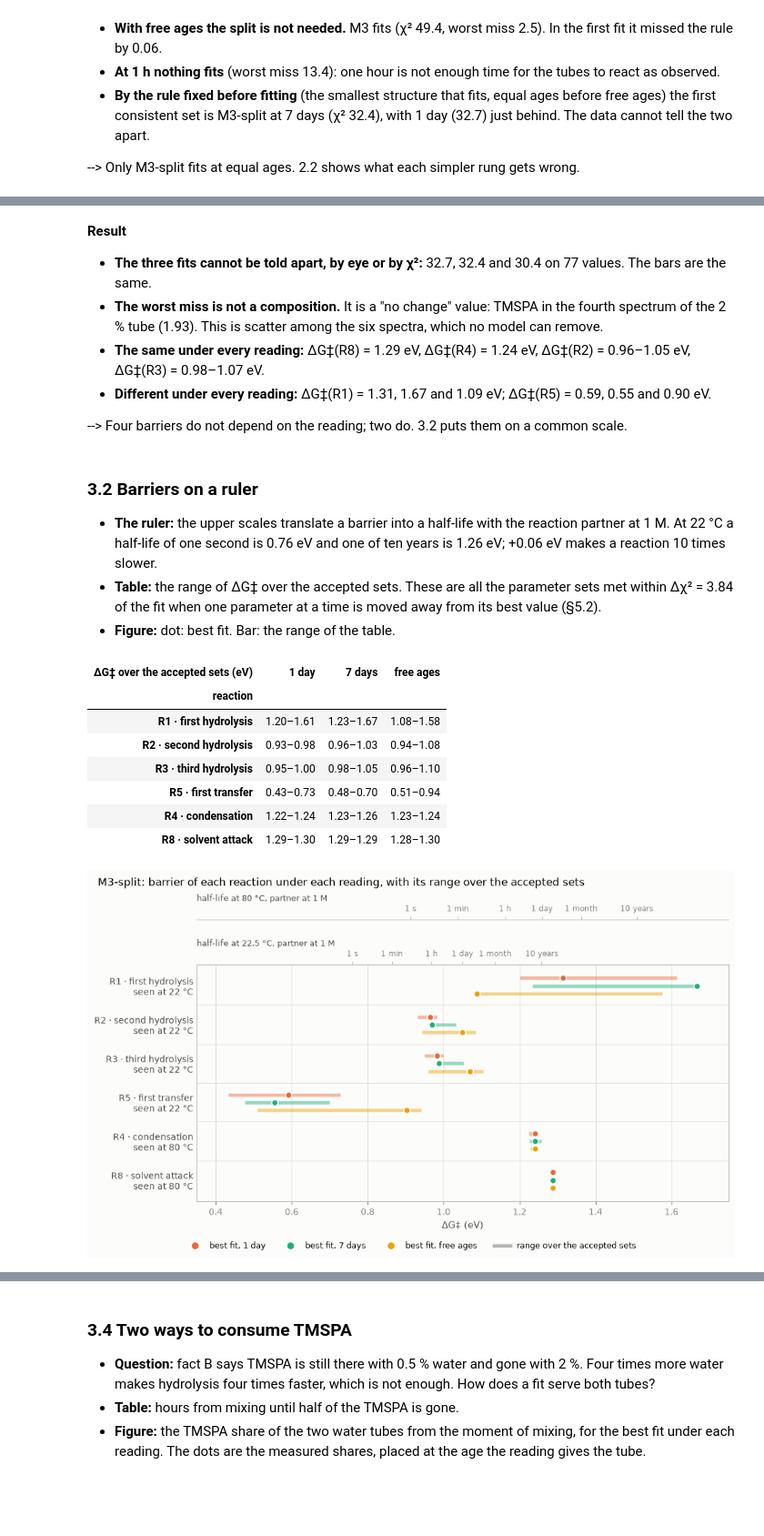
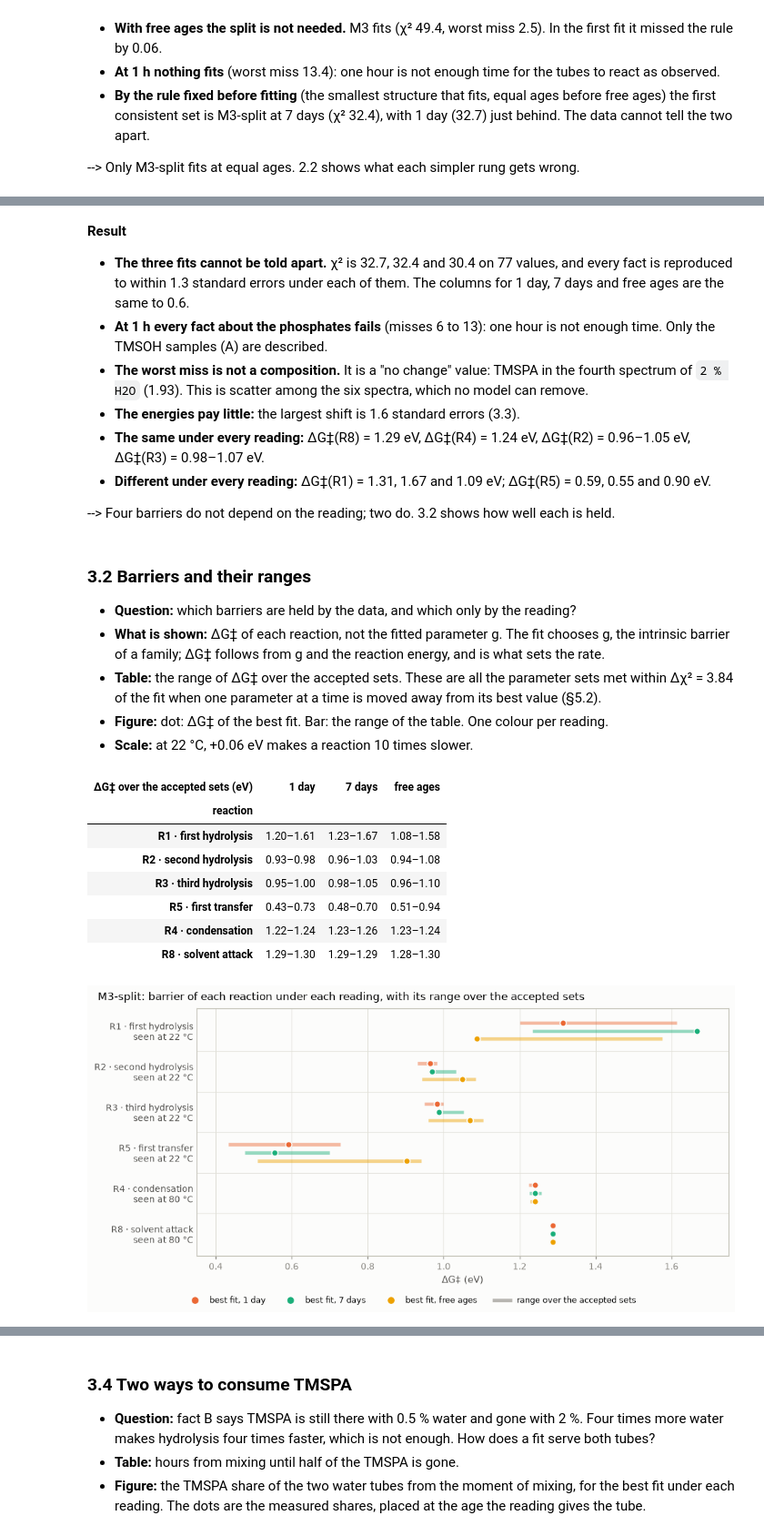
Before and after one commit to yralcaraz/atom-to-reactor, a Jupyter notebook: notebooks/05_first_fit_DRAFT.ipynb, the cells around one changed output, grey strips where cells are left out. Shown at 91% size. Drawn from its saved outputs; the diff is of its cells as text; code cells hidden in the pictures; blank space fills up the shorter version.

```diff
--- a/notebooks/05_first_fit_DRAFT.ipynb
+++ b/notebooks/05_first_fit_DRAFT.ipynb
@@ -366,34 +396,38 @@ fit_plots.plot_compositions(dict(fitted(MAIN, scenario) for scenario in FITTING)
 # %% [markdown]
 **Result**
 
-- **The three fits cannot be told apart, by eye or by χ²:** 32.7, 32.4 and 30.4 on 77 values. The bars are the same.
-- **The worst miss is not a composition.** It is a "no change" value: TMSPA in the fourth spectrum of the 2 % tube (1.93). This is scatter among the six spectra, which no model can remove.
+- **The three fits cannot be told apart.** χ² is 32.7, 32.4 and 30.4 on 77 values, and every fact is reproduced to within 1.3 standard errors under each of them. The columns for 1 day, 7 days and free ages are the same to 0.6.
+- **At 1 h every fact about the phosphates fails** (misses 6 to 13): one hour is not enough time. Only the TMSOH samples (A) are described.
+- **The worst miss is not a composition.** It is a "no change" value: TMSPA in the fourth spectrum of `2 % H2O` (1.93). This is scatter among the six spectra, which no model can remove.
+- **The energies pay little:** the largest shift is 1.6 standard errors (3.3).
 - **The same under every reading:** ΔG‡(R8) = 1.29 eV, ΔG‡(R4) = 1.24 eV, ΔG‡(R2) = 0.96–1.05 eV, ΔG‡(R3) = 0.98–1.07 eV.
 - **Different under every reading:** ΔG‡(R1) = 1.31, 1.67 and 1.09 eV; ΔG‡(R5) = 0.59, 0.55 and 0.90 eV.
 
---> Four barriers do not depend on the reading; two do. 3.2 puts them on a common scale.
+--> Four barriers do not depend on the reading; two do. 3.2 shows how well each is held.
 # %% [markdown]
-### 3.2 Barriers on a ruler
+### 3.2 Barriers and their ranges
 
-- **The ruler:** the upper scales translate a barrier into a half-life with the reaction partner at 1 M. At 22 °C a half-life of one second is 0.76 eV and one of ten years is 1.26 eV; +0.06 eV makes a reaction 10 times slower.
+- **Question:** which barriers are held by the data, and which only by the reading?
+- **What is shown:** ΔG‡ of each reaction, not the fitted parameter g. The fit chooses g, the intrinsic barrier of a family; ΔG‡ follows from g and the reaction energy, and is what sets the rate.
 - **Table:** the range of ΔG‡ over the accepted sets. These are all the parameter sets met within Δχ² = 3.84 of the fit when one parameter at a time is moved away from its best value (§5.2).
-- **Figure:** dot: best fit. Bar: the range of the table.
+- **Figure:** dot: ΔG‡ of the best fit. Bar: the range of the table. One colour per reading.
+- **Scale:** at 22 °C, +0.06 eV makes a reaction 10 times slower.
 # %%
-fit_plots.plot_barrier_ruler(barriers, bands, structure=MAIN, scenarios=FITTING, title=f'{MAIN}: barrier of each reaction under each reading, with its range over the accepted sets');
+fit_plots.plot_barrier_ranges(barriers, bands, structure=MAIN, scenarios=FITTING, title=f'{MAIN}: barrier of each reaction under each reading, with its range over the accepted sets');
 band = of_main(bands)
 band = band.assign(barrier=[f'{lo:.2f}–{hi:.2f}' for lo, hi in zip(band['dG‡ low'], band['dG‡ high'])],
                    energy=[f'{lo:+.2f} to {hi:+.2f}' for lo, hi in zip(band['dG_rxn low'], band['dG_rxn high'])])
 by_age(band.pivot(index='reaction', columns='scenario', values='barrier')).loc[list(SEEN)].rename(index=fit_plots.REACTION_LABELS).rename_axis(columns='ΔG‡ over the accepted sets (eV)')
 # %% [output]
 | ΔG‡ over the accepted sets (eV) | 1 day | 7 days | free ages |
 | reaction |  |  |  |
 | R1 · first hydrolysis | 1.20–1.61 | 1.23–1.67 | 1.08–1.58 |
 | R2 · second hydrolysis | 0.93–0.98 | 0.96–1.03 | 0.94–1.08 |
 | R3 · third hydrolysis | 0.95–1.00 | 0.98–1.05 | 0.96–1.10 |
 | R5 · first transfer | 0.43–0.73 | 0.48–0.70 | 0.51–0.94 |
 | R4 · condensation | 1.22–1.24 | 1.23–1.26 | 1.23–1.24 |
 | R8 · solvent attack | 1.29–1.30 | 1.29–1.29 | 1.28–1.30 |
-[figure, old version]
+[figure, new version]
 # %% [markdown]
 **Result**
 
```
Also changed, not shown: parts of 17 cells of this notebook, 16 other files.
